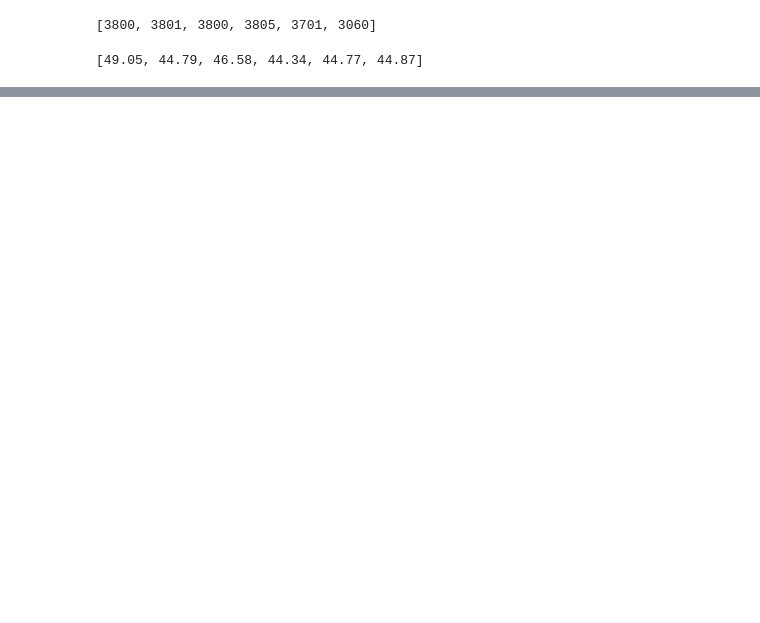
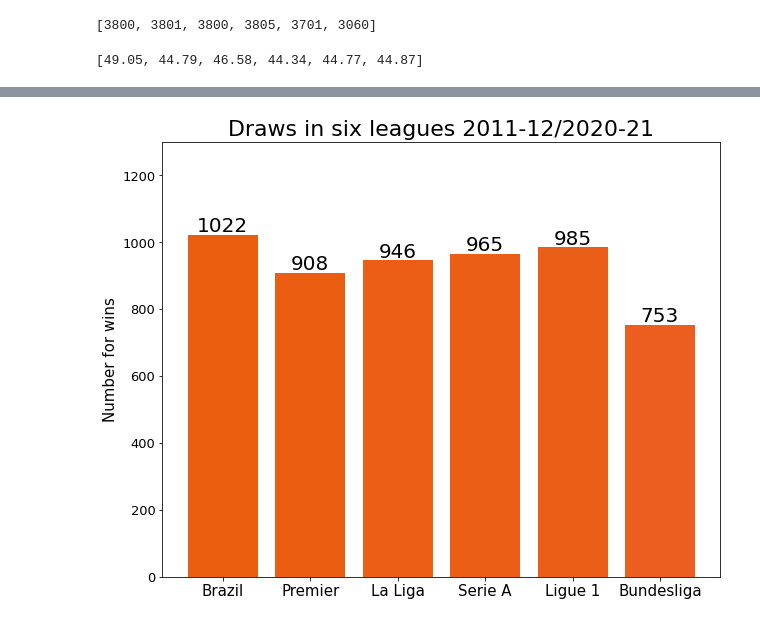
Before and after one commit to cientistadados93/SoccerStudies, a Jupyter notebook: SoccerStudyOne.ipynb, the cells around one changed output, grey strips where cells are left out. Drawn from its saved outputs; the diff is of its cells as text; code cells hidden in the pictures; blank space fills up the shorter version.

```diff
--- a/SoccerStudyOne.ipynb
+++ b/SoccerStudyOne.ipynb
@@ -76,0 +78,23 @@ plt.show()
+# %%
+x = np.arange(len(leagues))
+plt.figure(figsize=(10,8))
+
+plot = plt.bar(x, draw, color=['#EB5E10', '#EB5E12', '#EB5E14', '#EB5E16', '#EB5E18', '#EB5E20'])
+
+for i in plot.patches:
+  plt.annotate(i.get_height(),
+                (i.get_x() + i.get_width()/2,i.get_height()),
+                ha='center', va='baseline',fontsize=20,
+                xytext=(0,3),
+                textcoords='offset points'
+                )
+
+plt.title("Draws in six leagues 2011-12/2020-21", fontsize="22")
+plt.yticks(size='13')
+plt.xticks(x, leagues, size='15')
+plt.ylim(0,1300)
+plt.ylabel('Number for wins', size='15')
+plt.savefig("/content/drive/MyDrive/Images/draws.jpeg")
+plt.show()
+# %% [output]
+[figure, added]
```
Also changed, not shown: parts of 9 cells of this notebook.
